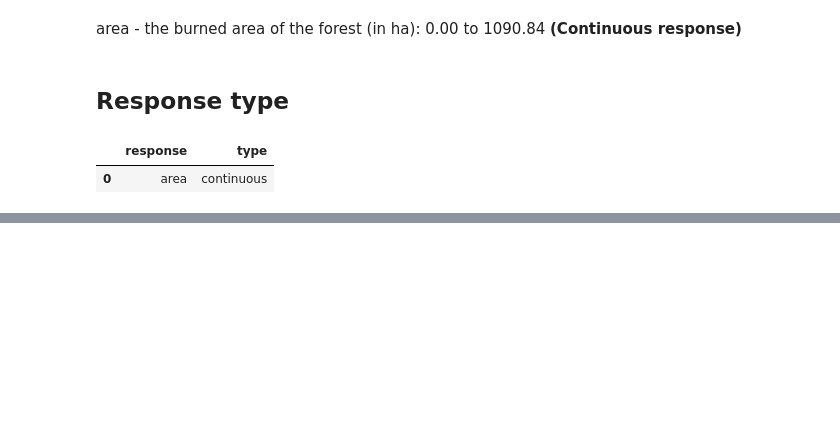
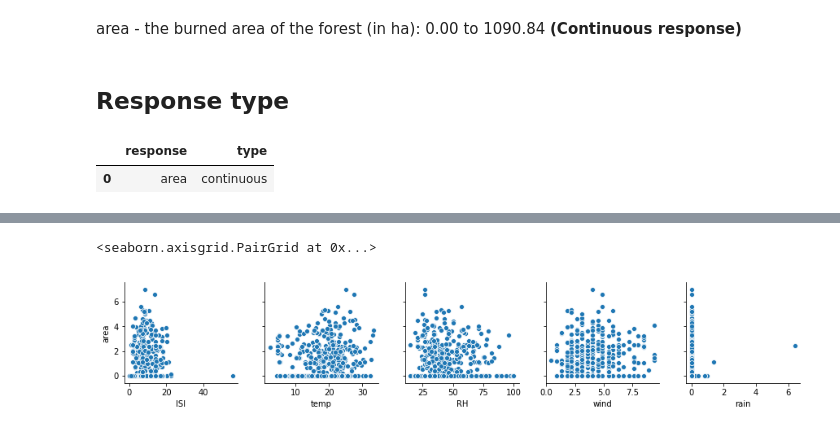
Before and after one commit to nithish08/forestfires, a Jupyter notebook: src/NB_Exploration.ipynb, the cells around one changed output, grey strips where cells are left out. Saved outputs shown, nothing was run; the diff lists cells and outputs as text; code cells hidden in the pictures; blank space fills up the shorter version.

```diff
--- a/src/NB_Exploration.ipynb
+++ b/src/NB_Exploration.ipynb
@@ -104,0 +135,6 @@ pd.DataFrame([[df.columns[-1],'continuous']],columns = ['response','type'])
+# %%
+sns.pairplot(df[['ISI', 'temp', 'RH','wind', 'rain','area']] , x_vars = ['ISI', 'temp', 'RH','wind', 'rain'],
+            y_vars = ['area'])
+# %% [output]
+<seaborn.axisgrid.PairGrid at 0x...>
+[figure, added]
```
Also changed, not shown: parts of 17 cells of this notebook.
